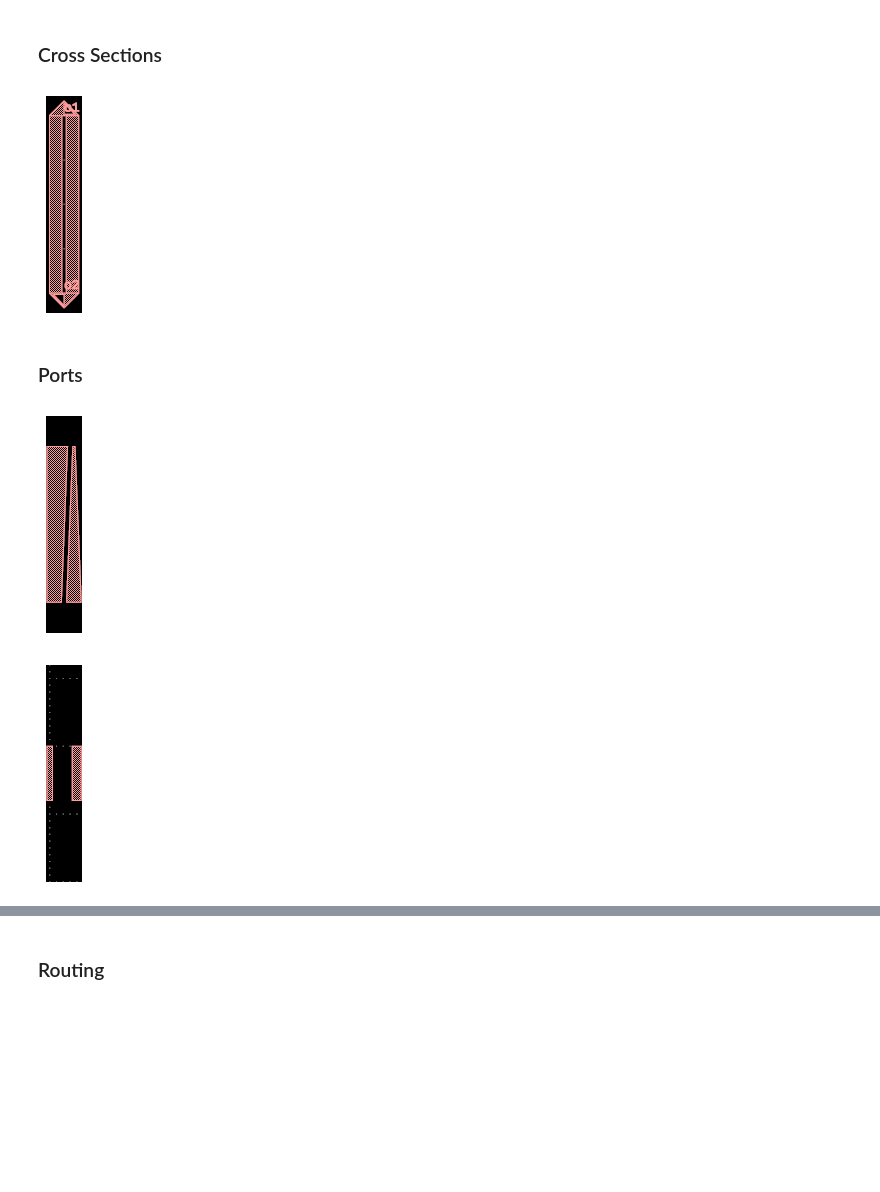
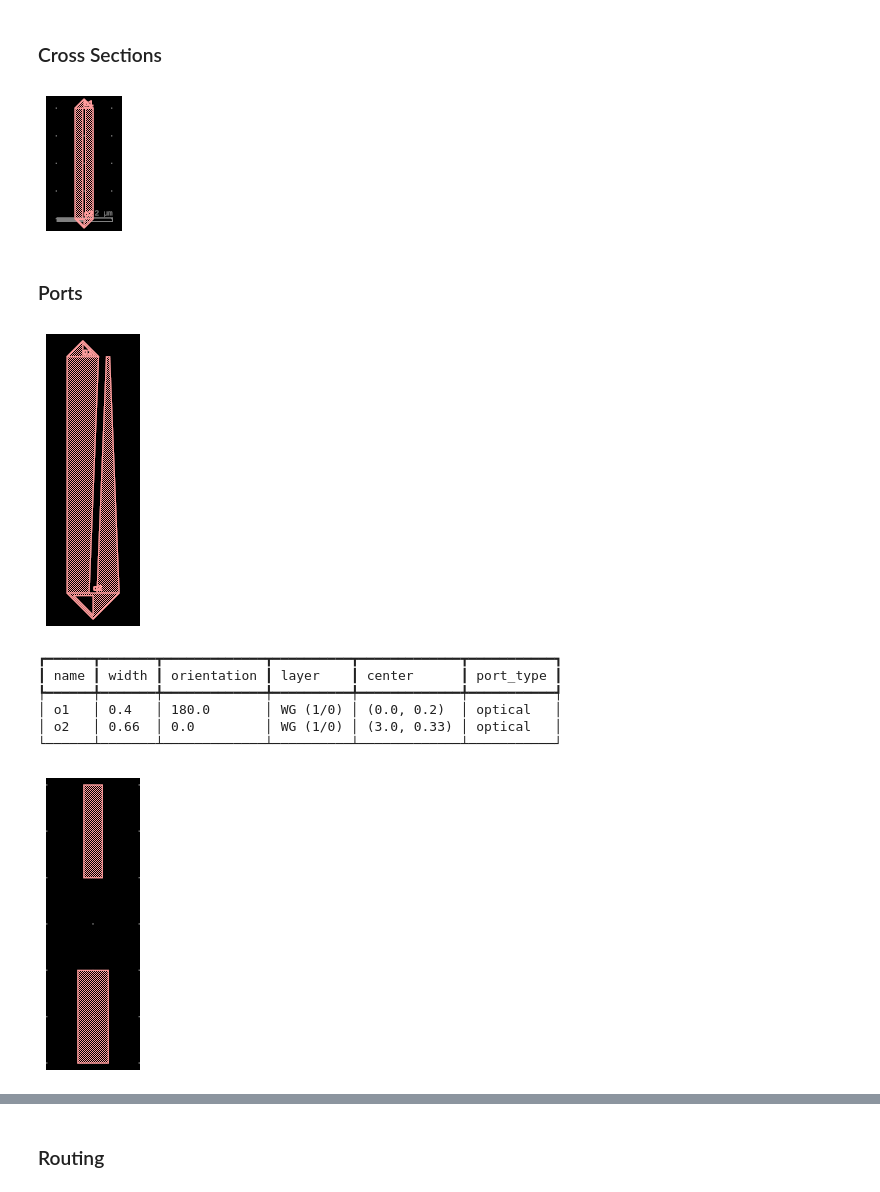
Before and after one commit to gdsfactory/photonics_paper, a Jupyter notebook: notebooks/transceiver.ipynb, the cells around one changed output, grey strips where cells are left out. Cells and saved outputs as stored; diff of their text form; code cells hidden in the pictures; blank space fills up the shorter version.

```diff
--- a/notebooks/transceiver.ipynb
+++ b/notebooks/transceiver.ipynb
@@ -11,7 +11,7 @@ One part of strip to slot: Option 3 of https://www.flexcompute.com/tidy3d/exampl
 import gdsfactory as gf
 
 from gf_photonics_paper import width_and_height
-gf.CONF.plot_oversampling = 5.0
+gf.CONF.plot_oversampling = 5
 
 gf.CONF.plot_width, gf.CONF.plot_height = width_and_height(
     num_lines_code=21,
@@ -66,15 +66,6 @@ c
 # %% [markdown]
 ### Python PCells
 taper of different length (autolabeled)
-# %%
-gf.CONF.plot_height = 400
-gf.CONF.plot_width = 200
-gf.CONF.plot_oversampling = 5.0
-
-gf.CONF.plot_width, gf.CONF.plot_height = width_and_height(
-    num_lines_code=22,
-    max_characters_per_line=81
-)
 # %%
 def flip(c):
     wrapper = gf.Component()
@@ -98,10 +94,11 @@ def _strip_to_slot(
     )
 
     offset = 0.75*w_II + 0.25*g
-    t = gf.components.taper(length=L, width1=(offset-g-w_I)*2, width2=(w_II-g)/2)
+    t = gf.components.taper(length=L,
+        width1=(offset-g-w_I)*2, width2=(w_II-g)/2)
     (c << t).movey(offset)
 
     return c
 
-flip(_strip_to_slot(L=4.0)) # Flip for better visualization
+flip(_strip_to_slot(L=4.0)) # Flip for viz
 # %% [output]
@@ -124,6 +126,6 @@ c = gf.path.extrude(p, cross_section=xs_slot)
 c.draw_ports()
 flip(c)
 # %% [output]
-[figure, old version]
+[figure, new version]
 # %% [markdown]
 ### Ports
@@ -155,20 +162,29 @@ def strip_to_slot(
 
     return c
 
-I2II = strip_to_slot()
-I2II.copy().draw_ports()
+I2II = strip_to_slot().copy()
+I2II.draw_ports()
 flip(I2II)
 # %% [output]
-[figure, old version]
+[figure, new version]
+# %%
+#| label: case-pprint-ports
+I2II.pprint_ports()
+# %% [output]
+┏━━━━━━┳━━━━━━━┳━━━━━━━━━━━━━┳━━━━━━━━━━┳━━━━━━━━━━━━━┳━━━━━━━━━━━┓
+┃ name ┃ width ┃ orientation ┃ layer    ┃ center      ┃ port_type ┃
+┡━━━━━━╇━━━━━━━╇━━━━━━━━━━━━━╇━━━━━━━━━━╇━━━━━━━━━━━━━╇━━━━━━━━━━━┩
+│ o1   │ 0.4   │ 180.0       │ WG (1/0) │ (0.0, 0.2)  │ optical   │
+│ o2   │ 0.66  │ 0.0         │ WG (1/0) │ (3.0, 0.33) │ optical   │
+└──────┴───────┴─────────────┴──────────┴─────────────┴───────────┘
 # %%
 # TODO why does this not work?
 c = gf.Component()
 
-p = gf.path.straight(4.0)
+p = gf.path.straight(2.0)
 for i, port in enumerate(I2II.ports):
   wg = gf.path.extrude(p, cross_section=port.cross_section)
-  (c << wg).movey(i*2)
-  wg.draw_ports()
+  (c << wg).movex(i*4)
 flip(c)
 # %% [output]
-[figure, old version]
+[figure, new version]
```
Also changed, not shown: parts of 13 cells of this notebook, 2 other files.
